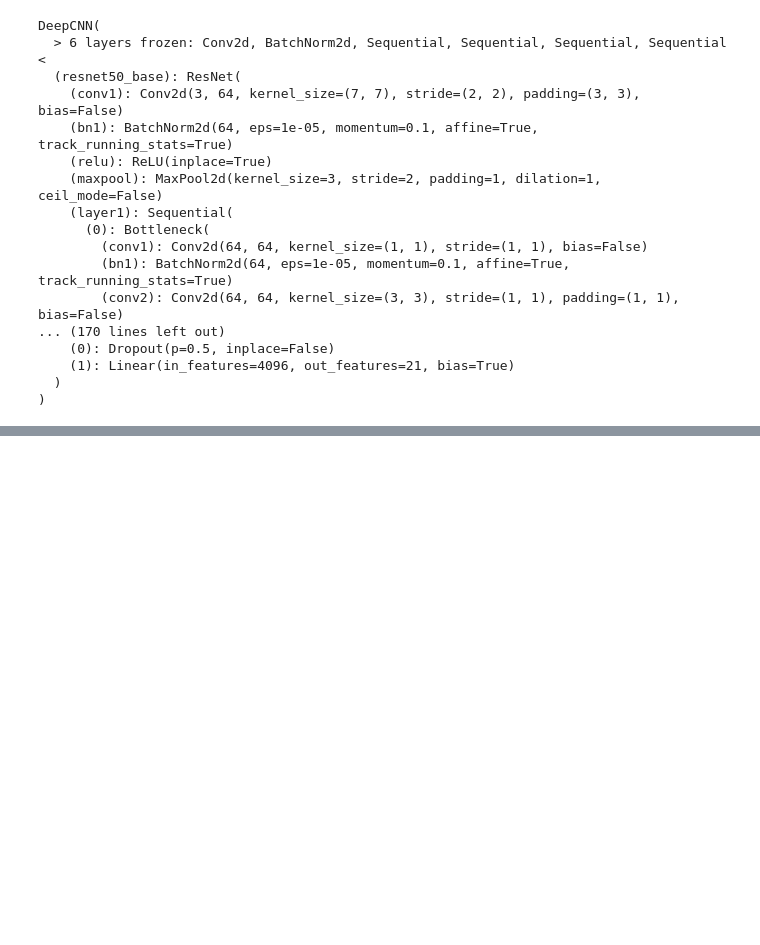
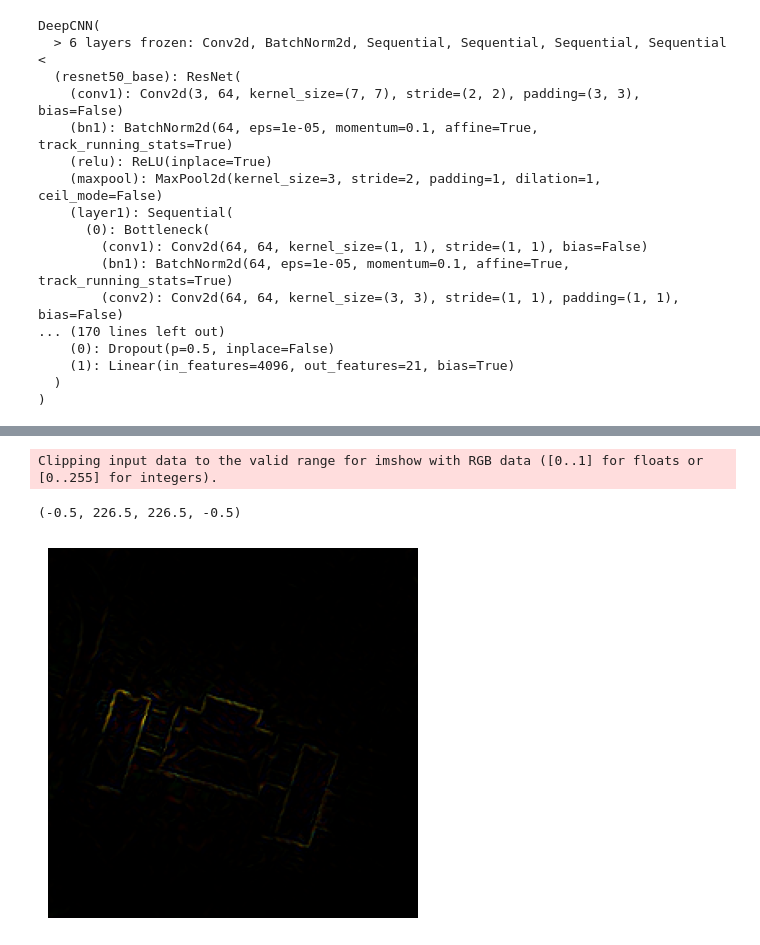
Before and after one commit to tameTNT/evaluating-xai-remote-sensing, a Jupyter notebook: basic_uc_merced.ipynb, the cells around one changed output, grey strips where cells are left out. Drawn from its saved outputs; the diff is of its cells as text; code cells hidden in the pictures; blank space fills up the shorter version.

```diff
--- a/basic_uc_merced.ipynb
+++ b/basic_uc_merced.ipynb
@@ -256,0 +328,7 @@ KeyboardInterrupt:
+# %%
+plt.imshow(einops.rearrange(attributions[0].cpu().detach(), "c h w -> h w c"))
+plt.axis(False)
+# %% [output]
+Clipping input data to the valid range for imshow with RGB data ([0..1] for floats or [0..255] for integers).
+(-0.5, 226.5, 226.5, -0.5)
+[figure, added]
```
Also changed, not shown: parts of 23 cells of this notebook.
